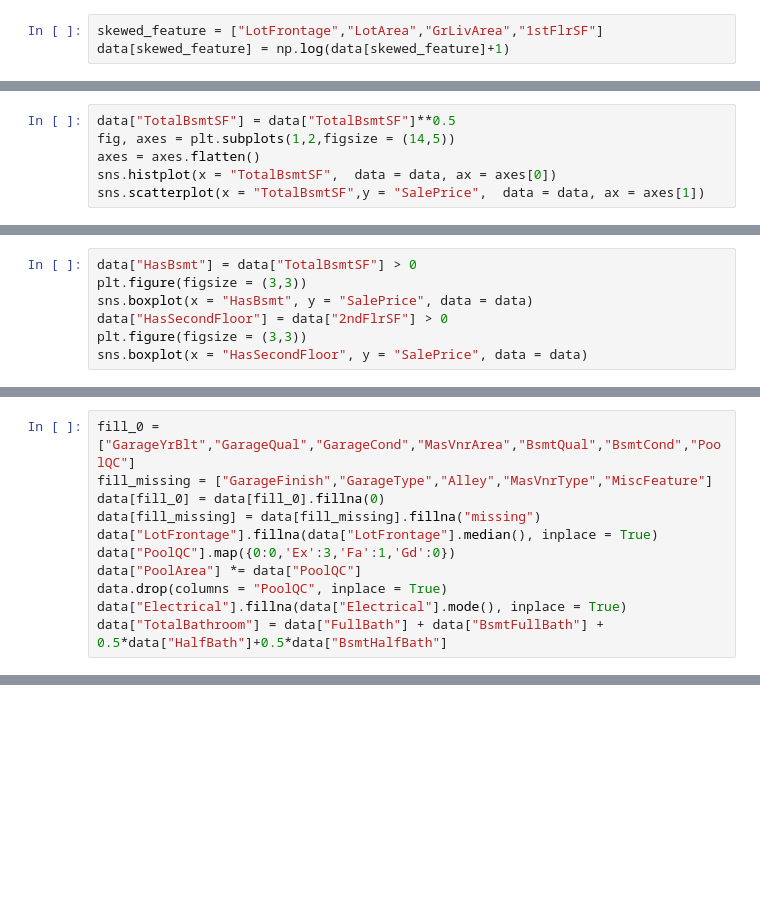
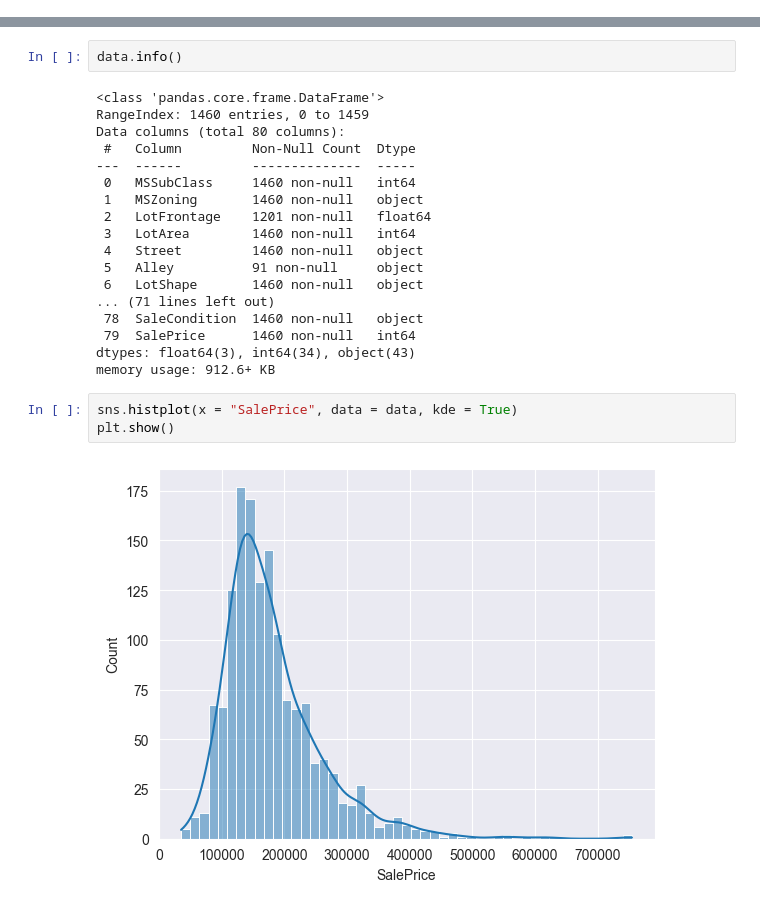
Before and after one commit to indian-coder-aarush/Learning, a Jupyter notebook: HousePriceEDA.ipynb, the cells around one changed output, grey strips where cells are left out. Cells and saved outputs as stored; diff of their text form; blank space fills up the shorter version.

```diff
--- a/HousePriceEDA.ipynb
+++ b/HousePriceEDA.ipynb
@@ -43,3 +21,0 @@ sns.heatmap(data = data.select_dtypes(exclude = ["object"]).corr("pearson"))
-# %%
-skewed_feature = ["LotFrontage","LotArea","GrLivArea","1stFlrSF"]
-data[skewed_feature] = np.log(data[skewed_feature]+1)
@@ -60,6 +21,0 @@ for cat in range(len(skewed_feature)):
-# %%
-data["TotalBsmtSF"] = data["TotalBsmtSF"]**0.5
-fig, axes = plt.subplots(1,2,figsize = (14,5))
-axes = axes.flatten()
-sns.histplot(x = "TotalBsmtSF",  data = data, ax = axes[0])
-sns.scatterplot(x = "TotalBsmtSF",y = "SalePrice",  data = data, ax = axes[1])
@@ -80,7 +21,0 @@ data.sample(5)
-# %%
-data["HasBsmt"] = data["TotalBsmtSF"] > 0
-plt.figure(figsize = (3,3))
-sns.boxplot(x = "HasBsmt", y = "SalePrice", data = data)
-data["HasSecondFloor"] = data["2ndFlrSF"] > 0
-plt.figure(figsize = (3,3))
-sns.boxplot(x = "HasSecondFloor", y = "SalePrice", data = data)
@@ -115,11 +21,0 @@ dtype: float64
-# %%
-fill_0 = ["GarageYrBlt","GarageQual","GarageCond","MasVnrArea","BsmtQual","BsmtCond","PoolQC"]
-fill_missing = ["GarageFinish","GarageType","Alley","MasVnrType","MiscFeature"]
-data[fill_0] = data[fill_0].fillna(0)
-data[fill_missing] = data[fill_missing].fillna("missing")
-data["LotFrontage"].fillna(data["LotFrontage"].median(), inplace = True)
-data["PoolQC"].map({0:0,'Ex':3,'Fa':1,'Gd':0})
-data["PoolArea"] *= data["PoolQC"]
-data.drop(columns = "PoolQC", inplace = True)
-data["Electrical"].fillna(data["Electrical"].mode(), inplace = True)
-data["TotalBathroom"] = data["FullBath"] + data["BsmtFullBath"] + 0.5*data["HalfBath"]+0.5*data["BsmtHalfBath"]
@@ -125,0 +42,25 @@ data["TotalBathroom"] = data["FullBath"] + data["BsmtFullBath"] + 0.5*data["Half
+# %%
+data.info()
+# %% [output]
+<class 'pandas.core.frame.DataFrame'>
+RangeIndex: 1460 entries, 0 to 1459
+Data columns (total 80 columns):
+ #   Column         Non-Null Count  Dtype
+---  ------         --------------  -----
+ 0   MSSubClass     1460 non-null   int64
+ 1   MSZoning       1460 non-null   object
+ 2   LotFrontage    1201 non-null   float64
+ 3   LotArea        1460 non-null   int64
+ 4   Street         1460 non-null   object
+ 5   Alley          91 non-null     object
+ 6   LotShape       1460 non-null   object
+... (71 lines left out)
+ 78  SaleCondition  1460 non-null   object
+ 79  SalePrice      1460 non-null   int64
+dtypes: float64(3), int64(34), object(43)
+memory usage: 912.6+ KB
+# %%
+sns.histplot(x = "SalePrice", data = data, kde = True)
+plt.show()
+# %% [output]
+[figure, added]
```
Also changed, not shown: parts of 13 cells of this notebook.
